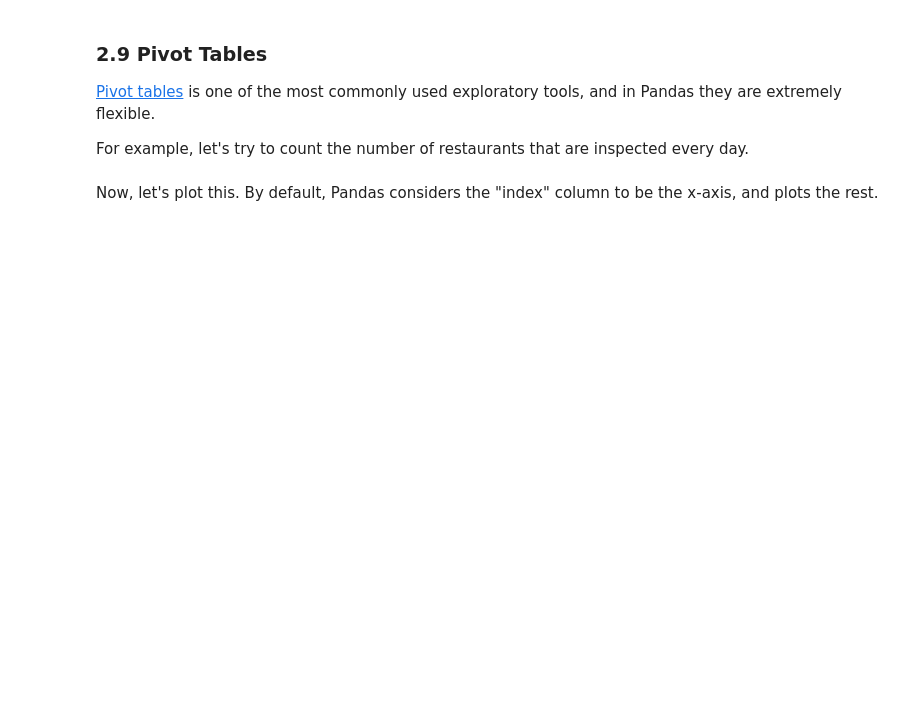
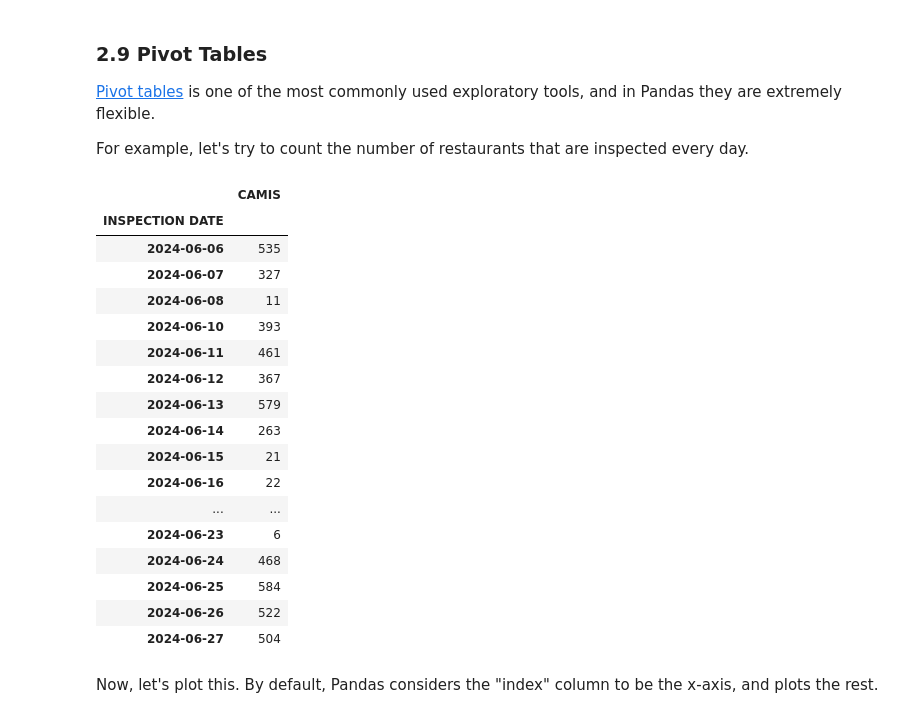
Before and after one commit to dianakorka/dmml2021, a Jupyter notebook: week3/EDA_and_Data_visualization.ipynb, the cells around one changed output. Saved outputs shown, nothing was run; the diff lists cells and outputs as text; code cells hidden in the pictures; blank space fills up the shorter version.

```diff
--- a/week3/EDA_and_Data_visualization.ipynb
+++ b/week3/EDA_and_Data_visualization.ipynb
@@ -541,6 +689,25 @@ pivot = pd.pivot_table(
 )
 # %%
-pivot.head(20)
+pivot.tail(20)
+# %% [output]
+|  | CAMIS |
+| INSPECTION DATE |  |
+| 2024-06-06 | 535 |
+| 2024-06-07 | 327 |
+| 2024-06-08 | 11 |
+| 2024-06-10 | 393 |
+| 2024-06-11 | 461 |
+| 2024-06-12 | 367 |
+| 2024-06-13 | 579 |
+| 2024-06-14 | 263 |
+| 2024-06-15 | 21 |
+| 2024-06-16 | 22 |
+| ... | ... |
+| 2024-06-23 | 6 |
+| 2024-06-24 | 468 |
+| 2024-06-25 | 584 |
+| 2024-06-26 | 522 |
+| 2024-06-27 | 504 |
 # %% [markdown]
 Now, let's plot this. By default, Pandas considers the "index" column to be the x-axis, and plots the rest.
 # %%
```
Also changed, not shown: parts of 38 cells of this notebook.
